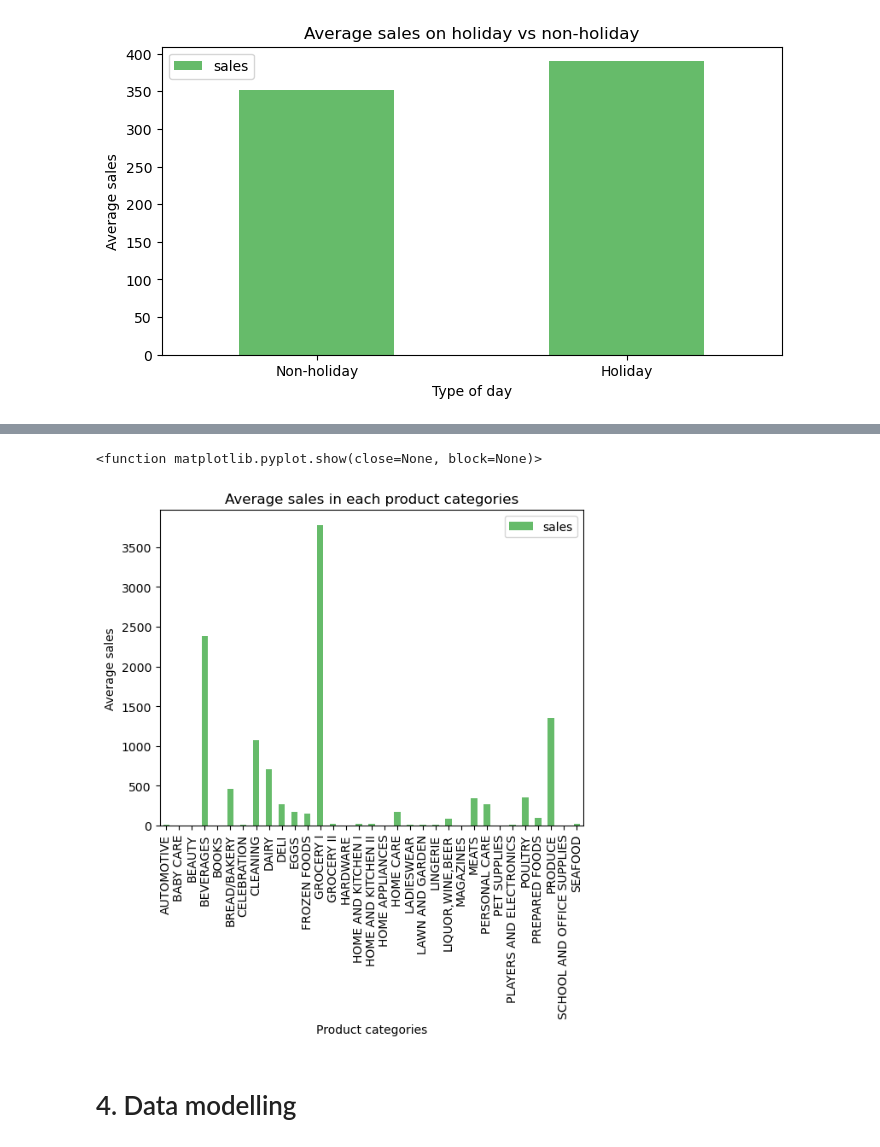
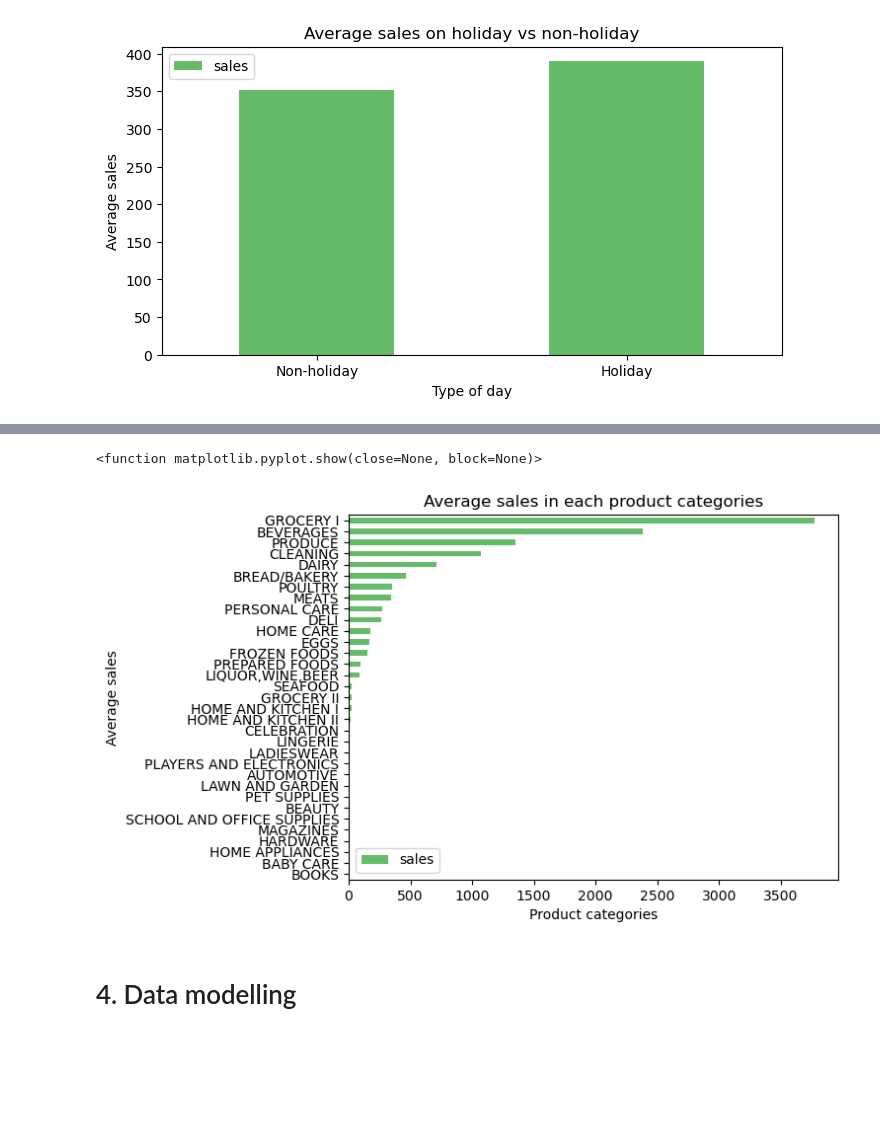
Before and after one commit to Rezkitasyarihna/store_sales_prediction, a Jupyter notebook: store_sales.ipynb, the cells around one changed output, grey strips where cells are left out. Cells and saved outputs as stored; diff of their text form; code cells hidden in the pictures; blank space fills up the shorter version.

```diff
--- a/store_sales.ipynb
+++ b/store_sales.ipynb
@@ -197,14 +197,14 @@ plt.show
 # %%
 # average sales each category of products
-df.groupby('family')['sales'].mean().plot(kind='bar', color='#66BB6A')
+df.groupby('family')['sales'].mean().sort_values().plot(kind='barh', color='#66BB6A')
 plt.title('Average sales in each product categories')
 plt.xlabel('Product categories')
 plt.ylabel('Average sales')
 plt.legend()
 plt.show
 # %% [output]
 <function matplotlib.pyplot.show(close=None, block=None)>
-[figure, old version]
+[figure, new version]
 # %% [markdown]
 # 4. Data modelling
 # %% [markdown]
```
Also changed, not shown: parts of 1 cell of this notebook.
